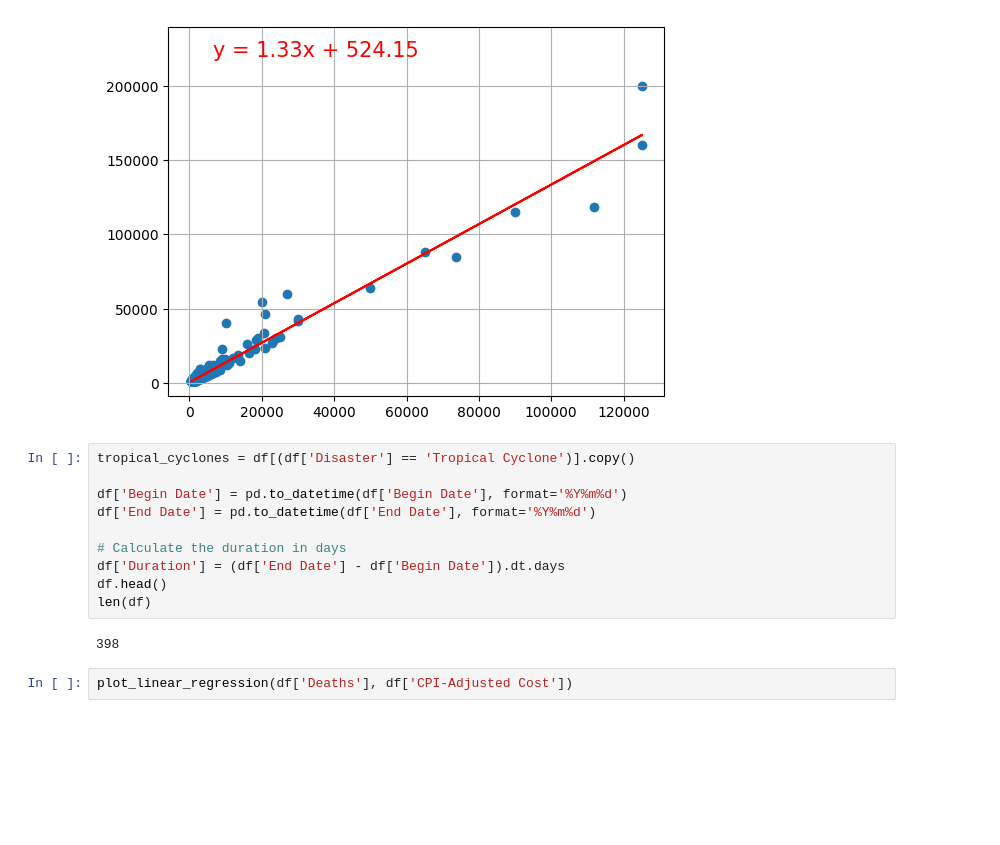
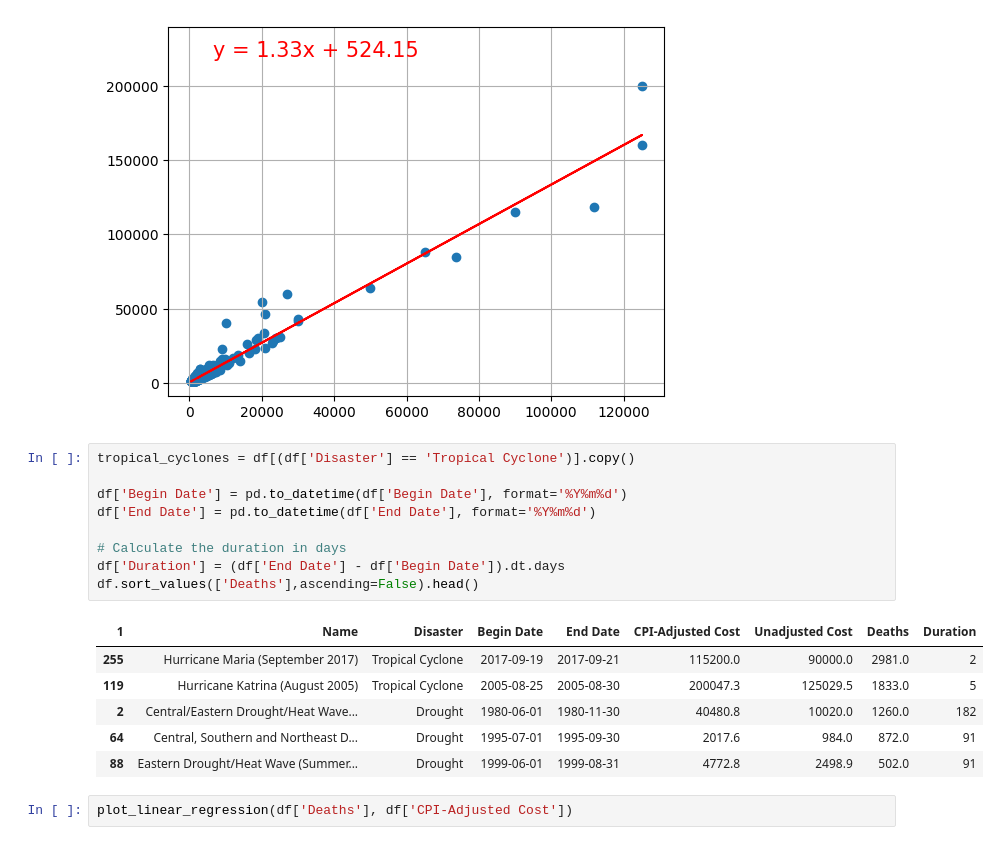
Before and after one commit to andrewplane/project_one, a Jupyter notebook: riley.ipynb, the cells around one changed output. Drawn from its saved outputs; the diff is of its cells as text; blank space fills up the shorter version.

```diff
--- a/riley.ipynb
+++ b/riley.ipynb
@@ -275,15 +280,19 @@ The r^2-value is: 0.9563205381665687
 # %%
 tropical_cyclones = df[(df['Disaster'] == 'Tropical Cyclone')].copy()
 
 df['Begin Date'] = pd.to_datetime(df['Begin Date'], format='%Y%m%d')
 df['End Date'] = pd.to_datetime(df['End Date'], format='%Y%m%d')
 
 # Calculate the duration in days
 df['Duration'] = (df['End Date'] - df['Begin Date']).dt.days
-df.head()
-len(df)
+df.sort_values(['Deaths'],ascending=False).head()
 # %% [output]
-398
+| 1 | Name | Disaster | Begin Date | End Date | CPI-Adjusted Cost | Unadjusted Cost | Deaths | Duration |
+| 255 | Hurricane Maria (September 2017) | Tropical Cyclone | 2017-09-19 | 2017-09-21 | 115200.0 | 90000.0 | 2981.0 | 2 |
+| 119 | Hurricane Katrina (August 2005) | Tropical Cyclone | 2005-08-25 | 2005-08-30 | 200047.3 | 125029.5 | 1833.0 | 5 |
+| 2 | Central/Eastern Drought/Heat Wave... | Drought | 1980-06-01 | 1980-11-30 | 40480.8 | 10020.0 | 1260.0 | 182 |
+| 64 | Central, Southern and Northeast D... | Drought | 1995-07-01 | 1995-09-30 | 2017.6 | 984.0 | 872.0 | 91 |
+| 88 | Eastern Drought/Heat Wave (Summer... | Drought | 1999-06-01 | 1999-08-31 | 4772.8 | 2498.9 | 502.0 | 91 |
 # %%
 plot_linear_regression(df['Deaths'], df['CPI-Adjusted Cost'])
 # %% [output]
```
Also changed, not shown: parts of 1 cell of this notebook.
